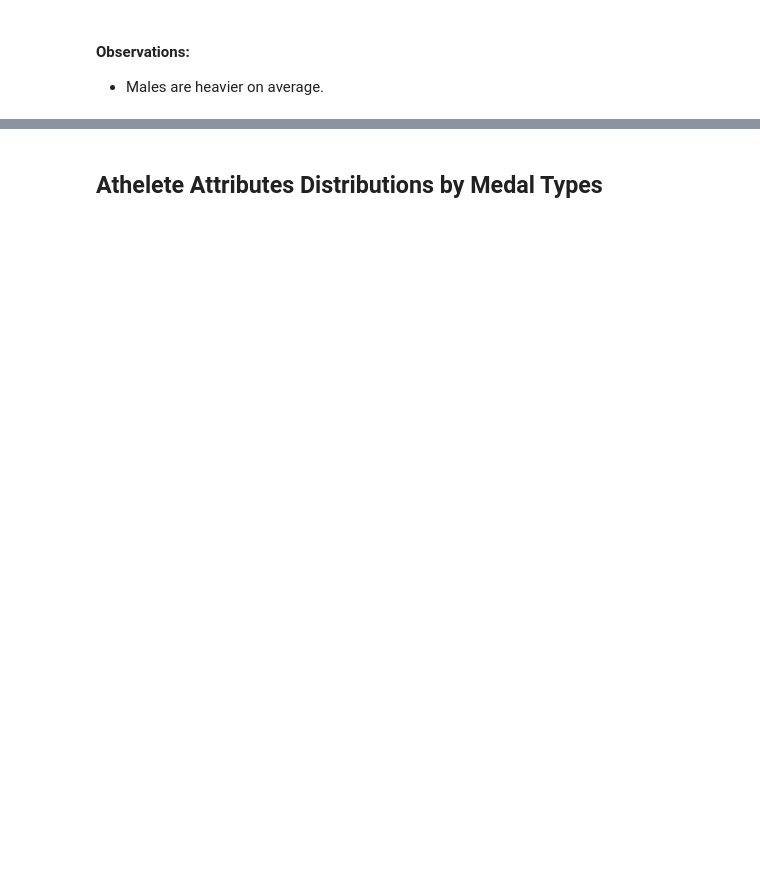
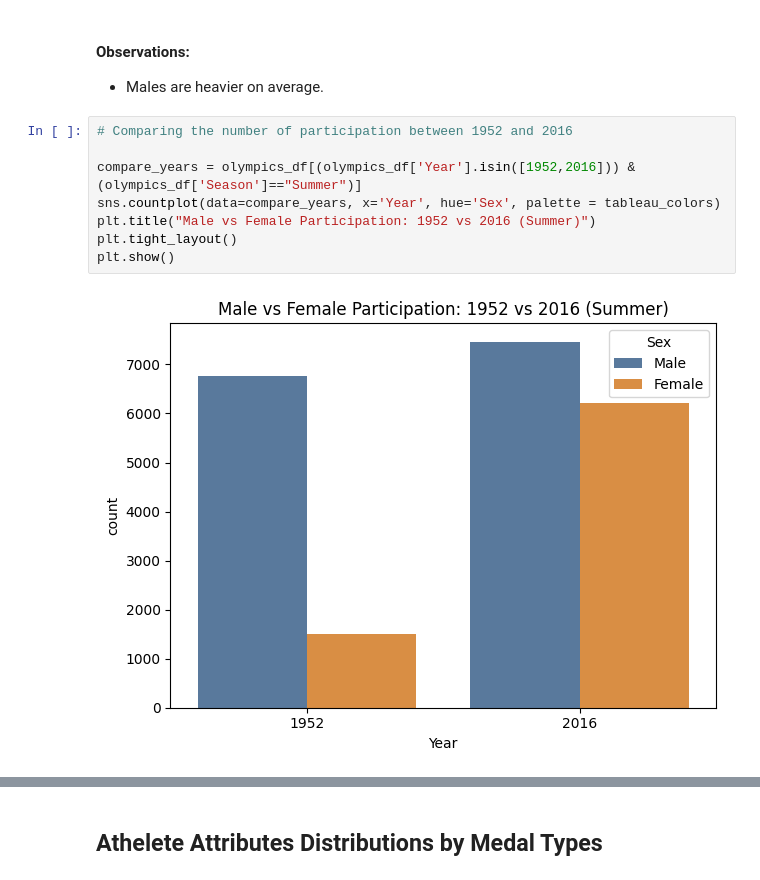
Before and after one commit to xnuv1/GA-EDA-Project, a Jupyter notebook: Code/Code.ipynb, the cells around one changed output, grey strips where cells are left out. Cells and saved outputs as stored; diff of their text form; blank space fills up the shorter version.

```diff
--- a/Code/Code.ipynb
+++ b/Code/Code.ipynb
@@ -315,3 +339,13 @@ plt.show()
 #### Observations:
 
 - Males are heavier on average.
+# %%
+# Comparing the number of participation between 1952 and 2016
+
+compare_years = olympics_df[(olympics_df['Year'].isin([1952,2016])) & (olympics_df['Season']=="Summer")]
+sns.countplot(data=compare_years, x='Year', hue='Sex', palette = tableau_colors)
+plt.title("Male vs Female Participation: 1952 vs 2016 (Summer)")
+plt.tight_layout()
+plt.show()
+# %% [output]
+[figure, added]
```
Also changed, not shown: parts of 39 cells of this notebook.
